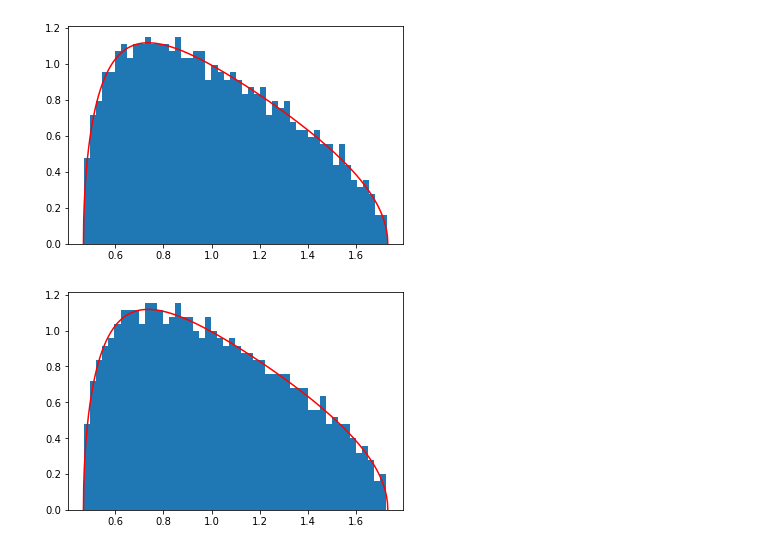
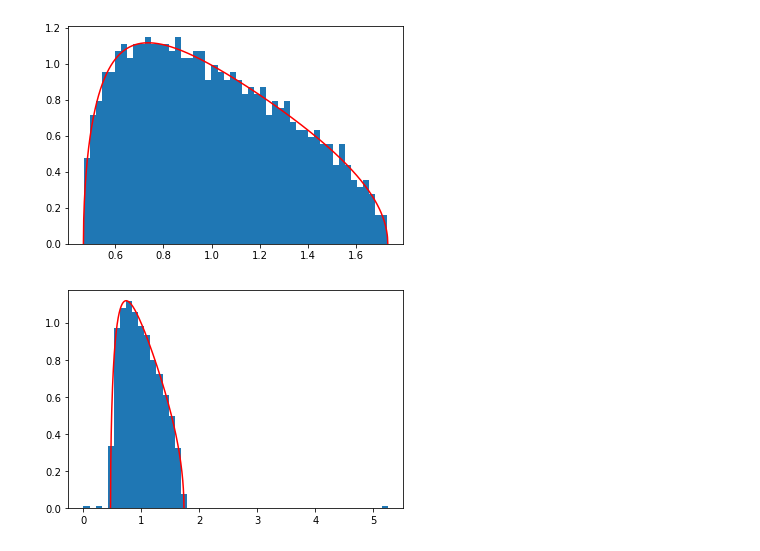
Before and after one commit to emoen/demo_Marchenko_Pastur_Analysis, a Jupyter notebook: demo_MarcenkoPastur_on_time_series.ipynb, the cells around one changed output. Drawn from its saved outputs; the diff is of its cells as text; code cells hidden in the pictures.

```diff
--- a/demo_MarcenkoPastur_on_time_series.ipynb
+++ b/demo_MarcenkoPastur_on_time_series.ipynb
@@ -93,18 +95,28 @@ plt.show()
 [figure]
 # %%
 x = np.random.normal(0, 1, size = (T, N))
-#x[:,0]=np.ones(T)
-x[:,0]= np.sin([i for i in range(0,T)])
-x[:,1]=np.ones(T)*3
-#x[:,1]=np.ones(T)*3
+
+sin_np = np.sin([i for i in range(0,T)])
+sin_plus_pi_fourth = sin_np + np.pi/4
+cos_np = np.cos([i for i in range(0,T)])
+
+x[:,0] = sin_np #np.ones(T)
+x[:,1] = sin_np
+
+#for j in range(2,10):
+#    x[:,j]+= sin_np #+
+
+#for j in range(11,20):
+#    x[:,j]= sin_plus_pi_fourth #+
+
 cor = np.corrcoef(x, rowvar=0)
 
 eVal0 , eVec0 = getPCA( cor )
 pdf0 = mpPDF(1., q=x.shape[0]/float(x.shape[1]), pts=N)
 fig = plt.figure()
 ax  = fig.add_subplot(111)
 ax.hist(np.diag(eVal0), density = True,bins=50) # Histogram the eigenvalues
 plt.plot(pdf0.keys(), pdf0, color='r', label="Marcenko-Pastur pdf")
 plt.show()
 # %% [output]
-[figure, old version]
+[figure, new version]
```
Also changed, not shown: parts of 5 cells of this notebook.
